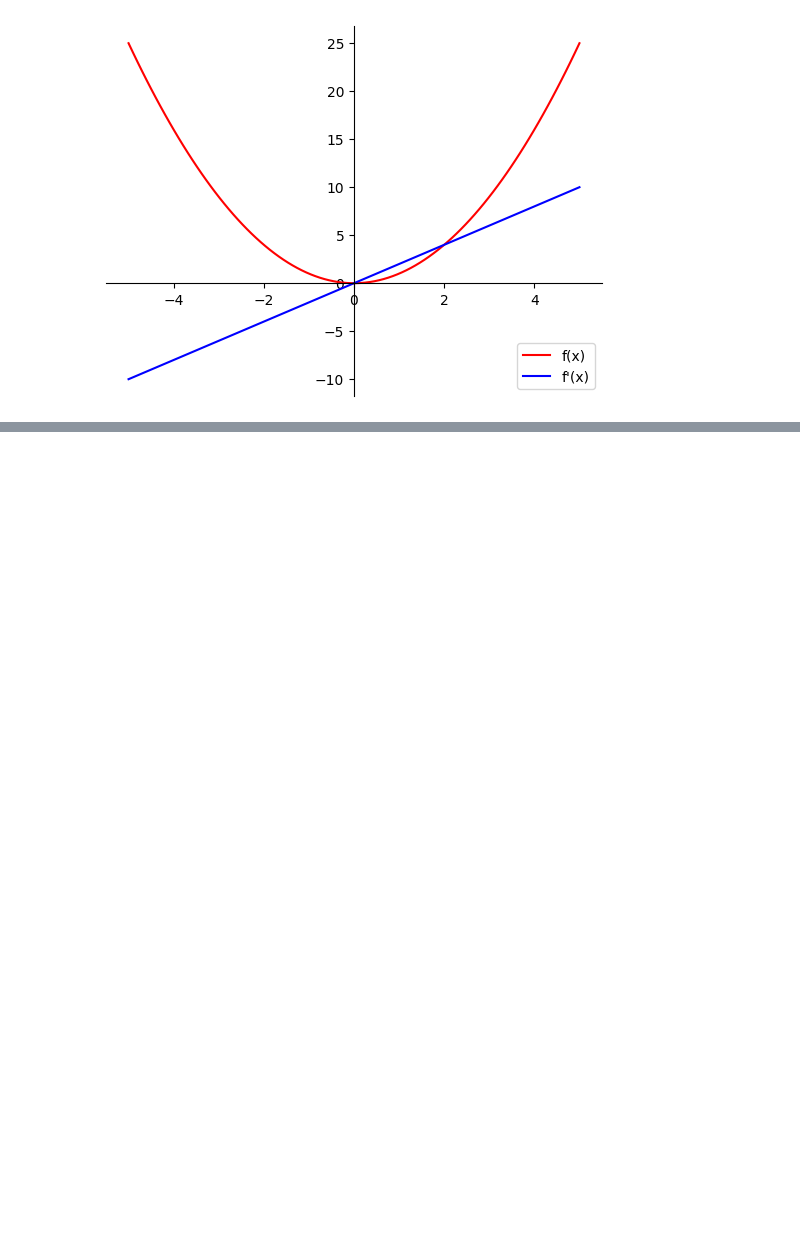
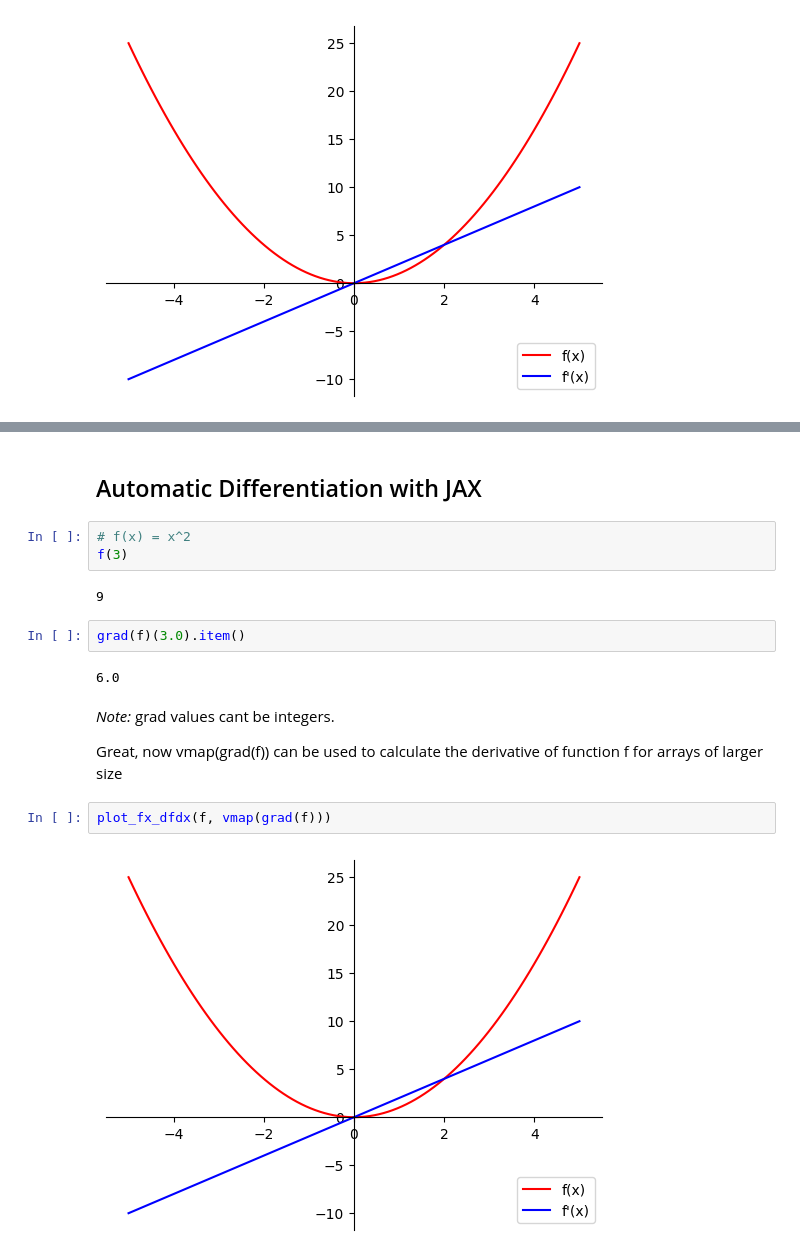
Before and after one commit to Jalilnkh/My-Daily-Python-Learning, a Jupyter notebook: Mathematic in ML/Basic_functions_and_Derivatives.ipynb, the cells around one changed output, grey strips where cells are left out. Saved outputs shown, nothing was run; the diff lists cells and outputs as text; blank space fills up the shorter version.

```diff
--- a/Mathematic in ML/Basic_functions_and_Derivatives.ipynb
+++ b/Mathematic in ML/Basic_functions_and_Derivatives.ipynb
@@ -148,0 +238,19 @@ plot_fx_dfdx(f_symb_np, dfdx_symb_np)
+# %% [markdown]
+## Automatic Differentiation with JAX
+# %%
+# f(x) = x^2
+f(3)
+# %% [output]
+9
+# %%
+grad(f)(3.0).item()
+# %% [output]
+6.0
+# %% [markdown]
+*Note:* grad values cant be integers.
+
+Great, now vmap(grad(f)) can be used to calculate the derivative of function f for arrays of larger size
+# %%
+plot_fx_dfdx(f, vmap(grad(f)))
+# %% [output]
+[figure, added]
```
Also changed, not shown: parts of 21 cells of this notebook.
